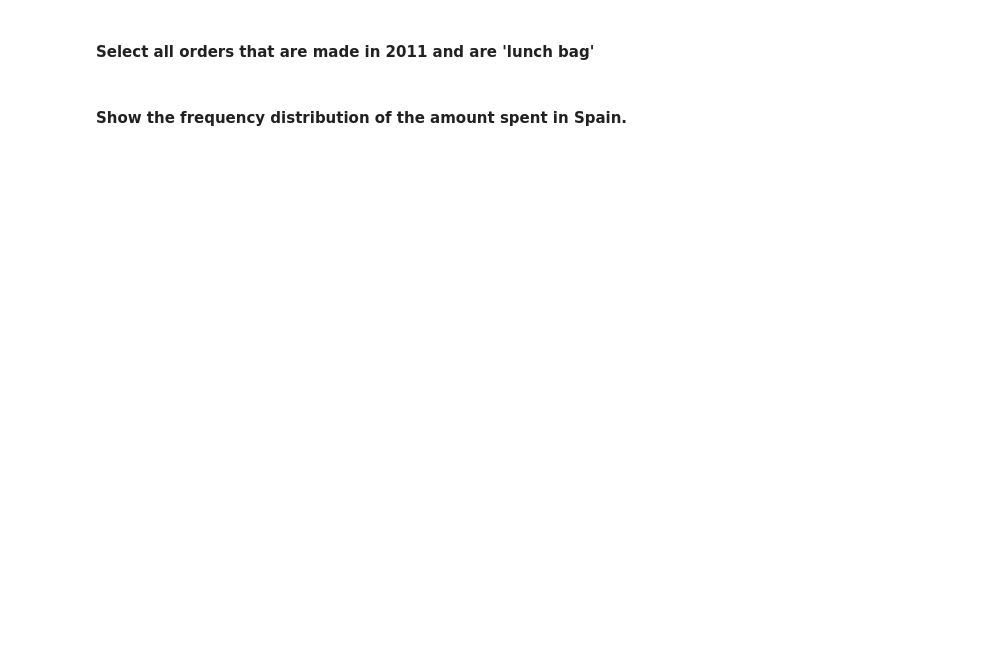
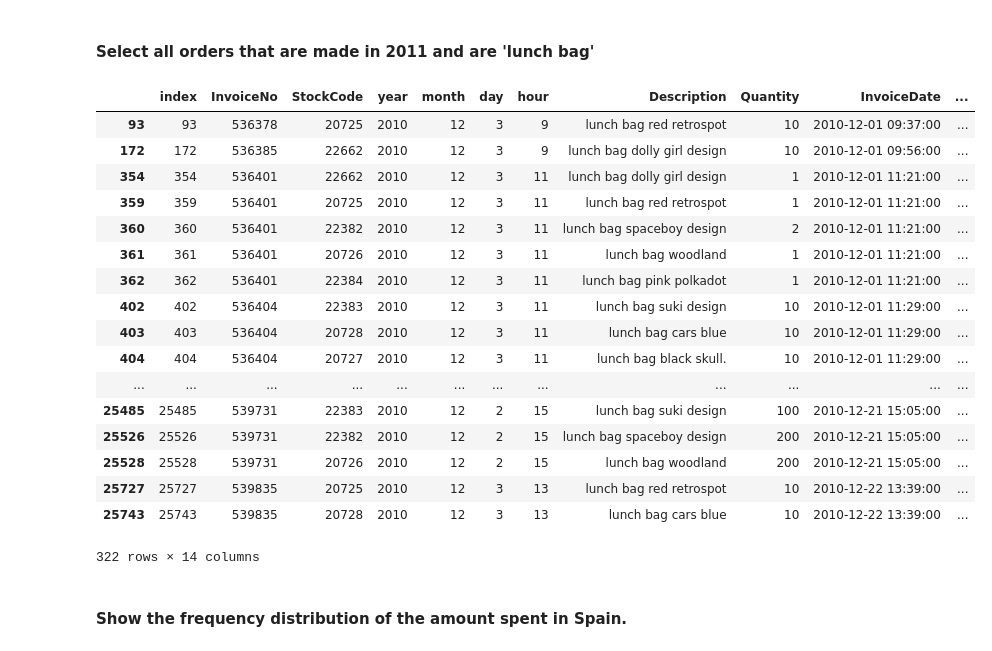
Before and after one commit to ta-data-bcn/lab-subsetting-and-descriptive-stats, a Jupyter notebook: your-code/main.ipynb, the cells around one changed output. Drawn from its saved outputs; the diff is of its cells as text; code cells hidden in the pictures; blank space fills up the shorter version.

```diff
--- a/your-code/main.ipynb
+++ b/your-code/main.ipynb
@@ -509,3 +527,25 @@ orders[orders.amount_spent == 0.00]
+# %%
+# your answer here
+orders[orders['year'] == 2010][orders['Description'].str.match('lunch bag')]
+# %% [output]
+|  | index | InvoiceNo | StockCode | year | month | day | hour | Description | Quantity | InvoiceDate | ... |
+| 93 | 93 | 536378 | 20725 | 2010 | 12 | 3 | 9 | lunch bag red retrospot | 10 | 2010-12-01 09:37:00 | ... |
+| 172 | 172 | 536385 | 22662 | 2010 | 12 | 3 | 9 | lunch bag dolly girl design | 10 | 2010-12-01 09:56:00 | ... |
+| 354 | 354 | 536401 | 22662 | 2010 | 12 | 3 | 11 | lunch bag dolly girl design | 1 | 2010-12-01 11:21:00 | ... |
+| 359 | 359 | 536401 | 20725 | 2010 | 12 | 3 | 11 | lunch bag red retrospot | 1 | 2010-12-01 11:21:00 | ... |
+| 360 | 360 | 536401 | 22382 | 2010 | 12 | 3 | 11 | lunch bag spaceboy design | 2 | 2010-12-01 11:21:00 | ... |
+| 361 | 361 | 536401 | 20726 | 2010 | 12 | 3 | 11 | lunch bag woodland | 1 | 2010-12-01 11:21:00 | ... |
+| 362 | 362 | 536401 | 22384 | 2010 | 12 | 3 | 11 | lunch bag pink polkadot | 1 | 2010-12-01 11:21:00 | ... |
+| 402 | 402 | 536404 | 22383 | 2010 | 12 | 3 | 11 | lunch bag suki design | 10 | 2010-12-01 11:29:00 | ... |
+| 403 | 403 | 536404 | 20728 | 2010 | 12 | 3 | 11 | lunch bag cars blue | 10 | 2010-12-01 11:29:00 | ... |
+| 404 | 404 | 536404 | 20727 | 2010 | 12 | 3 | 11 | lunch bag black skull. | 10 | 2010-12-01 11:29:00 | ... |
+| ... | ... | ... | ... | ... | ... | ... | ... | ... | ... | ... | ... |
+| 25485 | 25485 | 539731 | 22383 | 2010 | 12 | 2 | 15 | lunch bag suki design | 100 | 2010-12-21 15:05:00 | ... |
+| 25526 | 25526 | 539731 | 22382 | 2010 | 12 | 2 | 15 | lunch bag spaceboy design | 200 | 2010-12-21 15:05:00 | ... |
+| 25528 | 25528 | 539731 | 20726 | 2010 | 12 | 2 | 15 | lunch bag woodland | 200 | 2010-12-21 15:05:00 | ... |
+| 25727 | 25727 | 539835 | 20725 | 2010 | 12 | 3 | 13 | lunch bag red retrospot | 10 | 2010-12-22 13:39:00 | ... |
+| 25743 | 25743 | 539835 | 20728 | 2010 | 12 | 3 | 13 | lunch bag cars blue | 10 | 2010-12-22 13:39:00 | ... |
+322 rows × 14 columns
 # %% [markdown]
 #### Show the frequency distribution of the amount spent in Spain.
 # %%
```
Also changed, not shown: parts of 8 cells of this notebook.
